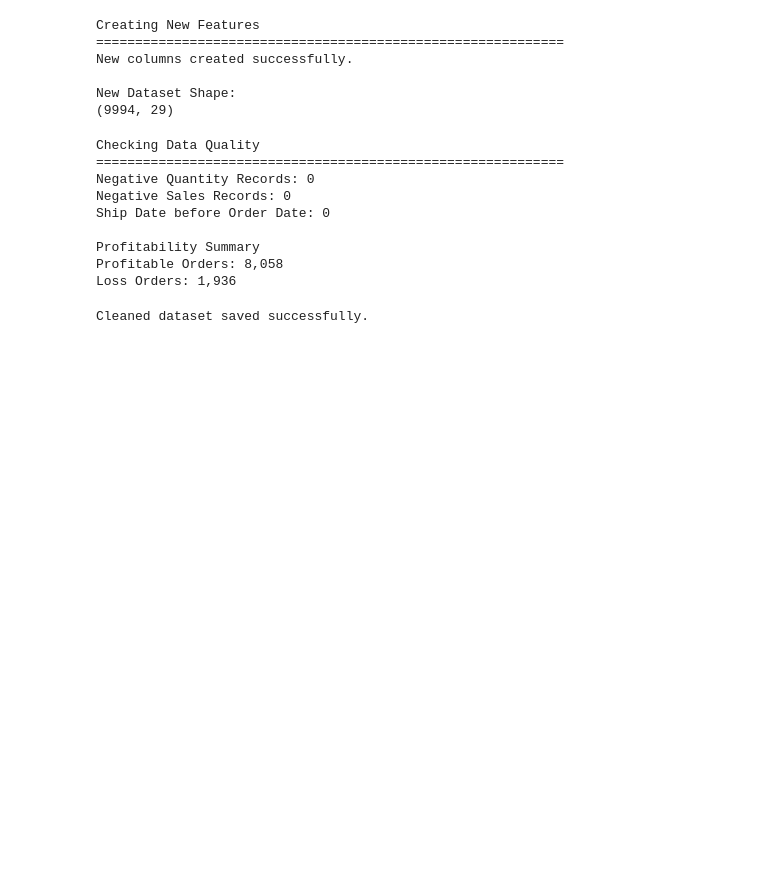
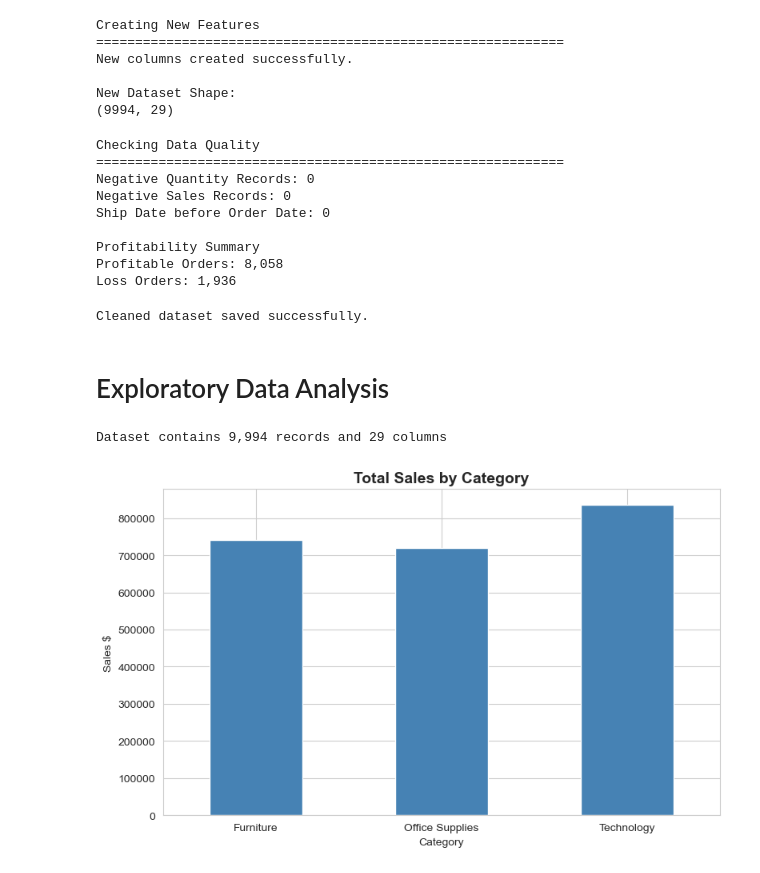
Before and after one commit to SasankaPasanjith/End-to-end-sales-Project, a Jupyter notebook: Sales data project.ipynb, the cells around one changed output. Cells and saved outputs as stored; diff of their text form; code cells hidden in the pictures; blank space fills up the shorter version.

Commit message:
Exploratory Data Analysis (EDA) Part

```diff
--- a/Sales data project.ipynb
+++ b/Sales data project.ipynb
@@ -245,3 +245,29 @@ df.to_csv(
 print("Cleaned dataset saved successfully.")
 # %% [output]
 Cleaned dataset saved successfully.
+# %% [markdown]
+# Exploratory Data Analysis
+# %%
+print(f"Dataset contains {df.shape[0]:,} records and {df.shape[1]} columns")
+# %% [output]
+Dataset contains 9,994 records and 29 columns
+# %%
+#Sales by Category
+
+plt.figure(figsize=(8,5))
+
+df.groupby('Category')['Sales'].sum().plot(
+    kind='bar',
+    color='steelblue'
+)
+
+plt.title('Total Sales by Category', fontsize=14, fontweight='bold')
+plt.xlabel('Category')
+plt.ylabel('Sales $')
+
+plt.xticks(rotation=0)
+
+plt.tight_layout()
+plt.show()
+# %% [output]
+[figure, added]
```
Also changed, not shown: parts of 15 cells of this notebook.
